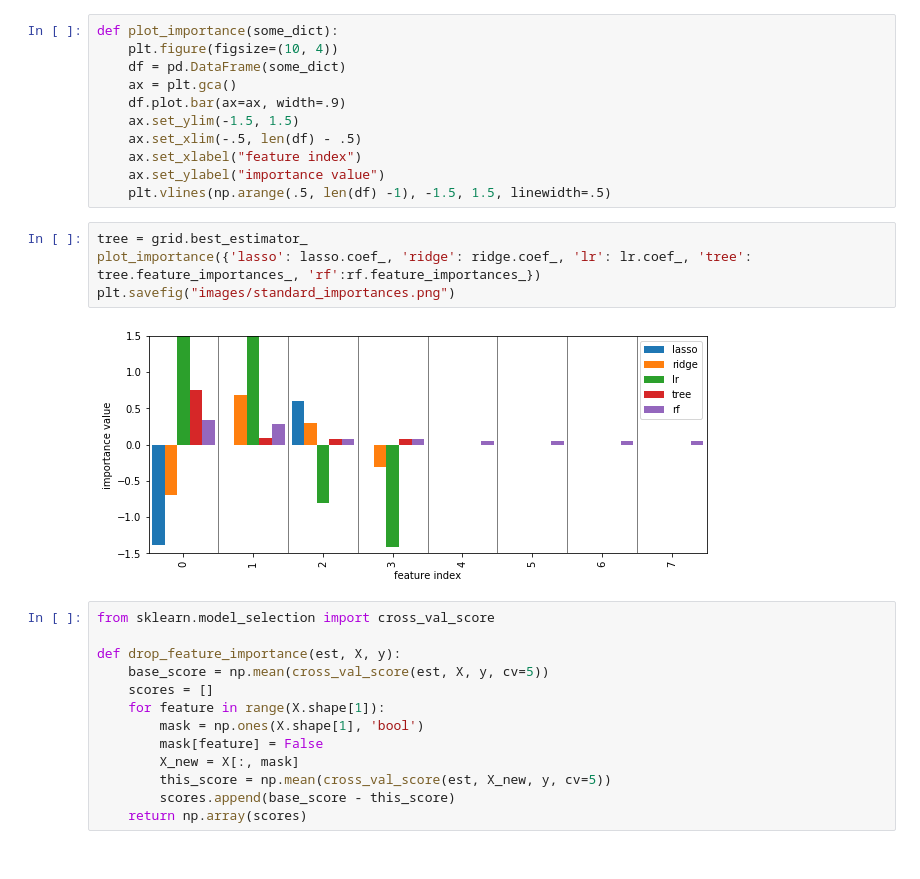
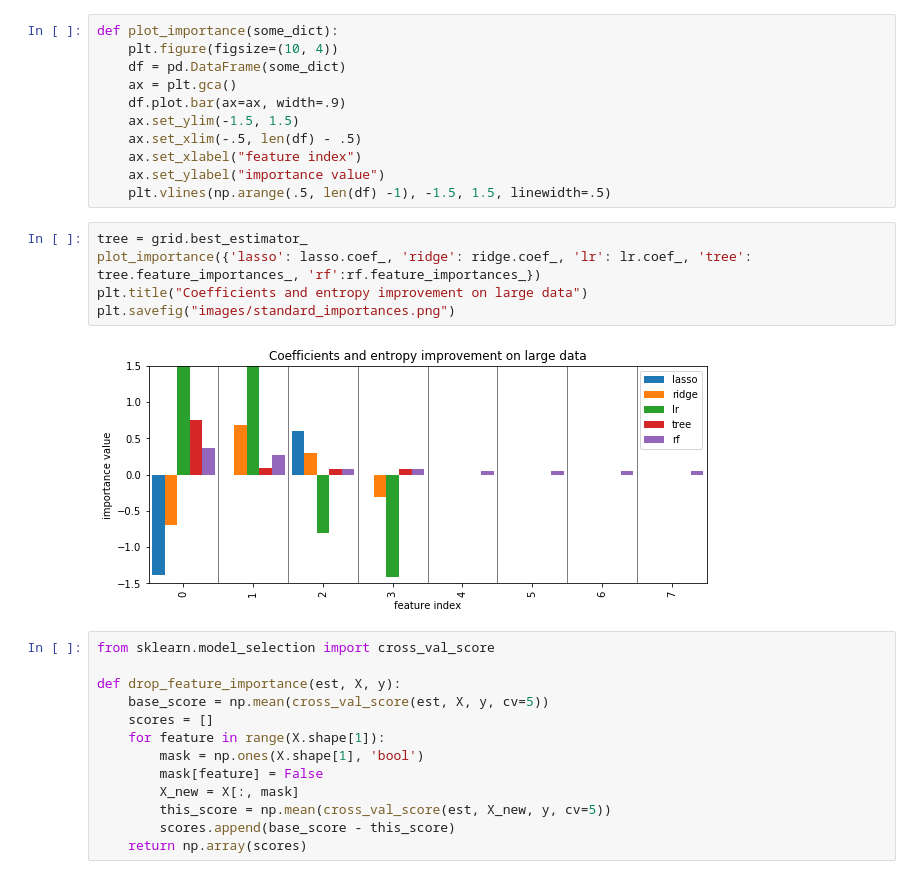
Before and after one commit to amueller/COMS4995-s19, a Jupyter notebook: slides/aml-12-interpretation-feature-selection/aml-12-feature-selection-interpretation.ipynb, the cells around one changed output. Saved outputs shown, nothing was run; the diff lists cells and outputs as text.

```diff
--- a/slides/aml-12-interpretation-feature-selection/aml-12-feature-selection-interpretation.ipynb
+++ b/slides/aml-12-interpretation-feature-selection/aml-12-feature-selection-interpretation.ipynb
@@ -142,9 +142,10 @@ def plot_importance(some_dict):
 # %%
 tree = grid.best_estimator_
 plot_importance({'lasso': lasso.coef_, 'ridge': ridge.coef_, 'lr': lr.coef_, 'tree': tree.feature_importances_, 'rf':rf.feature_importances_})
+plt.title("Coefficients and entropy improvement on large data")
 plt.savefig("images/standard_importances.png")
 # %% [output]
-[figure, old version]
+[figure, new version]
 # %%
 from sklearn.model_selection import cross_val_score
 
```
Also changed, not shown: parts of 19 cells of this notebook, 5 other files.
